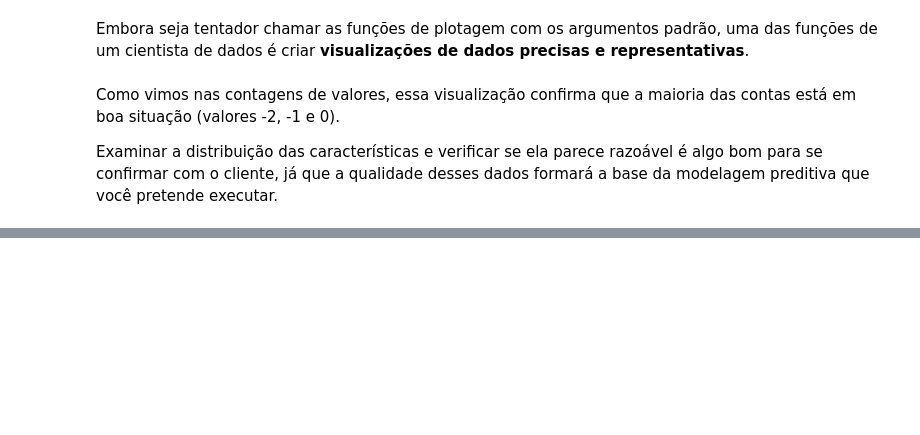
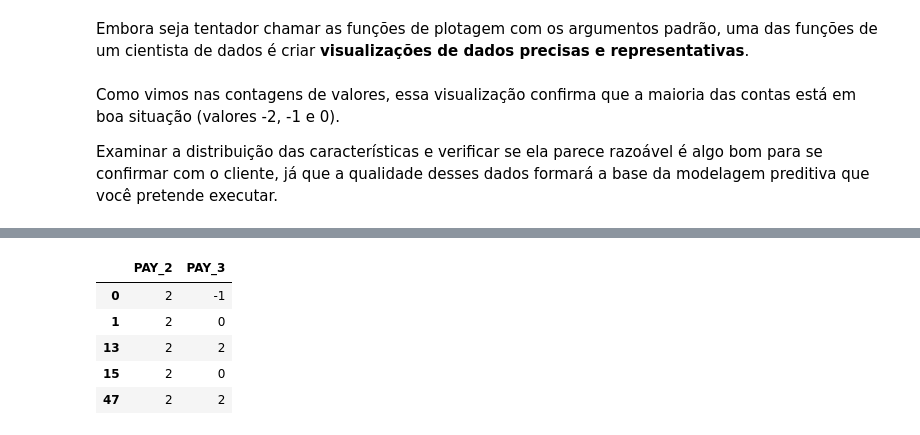
Before and after one commit to renatogcruz/pos_data_science_analytics, a Jupyter notebook: data_science/projetos_de_ciencias_de_dados_com_python/Cap_01/Cap. 01 - Exploração e limpeza de dados.ipynb, the cells around one changed output, grey strips where cells are left out. Saved outputs shown, nothing was run; the diff lists cells and outputs as text; code cells hidden in the pictures; blank space fills up the shorter version.

```diff
--- a/data_science/projetos_de_ciencias_de_dados_com_python/Cap_01/Cap. 01 - Exploração e limpeza de dados.ipynb
+++ b/data_science/projetos_de_ciencias_de_dados_com_python/Cap_01/Cap. 01 - Exploração e limpeza de dados.ipynb
@@ -1048,0 +1078,11 @@ Examinar a distribuição das características e verificar se ela parece razoáv
+# %%
+# status de pagamento em julho (PAY_3) de contas com atraso de 2 meses no pagamento em agosto (PAY_2)
+
+df.loc[df['PAY_2']==2, ['PAY_2', 'PAY_3']].head()
+# %% [output]
+|  | PAY_2 | PAY_3 |
+| 0 | 2 | -1 |
+| 1 | 2 | 0 |
+| 13 | 2 | 2 |
+| 15 | 2 | 0 |
+| 47 | 2 | 2 |
```
Also changed, not shown: parts of 7 cells of this notebook.
